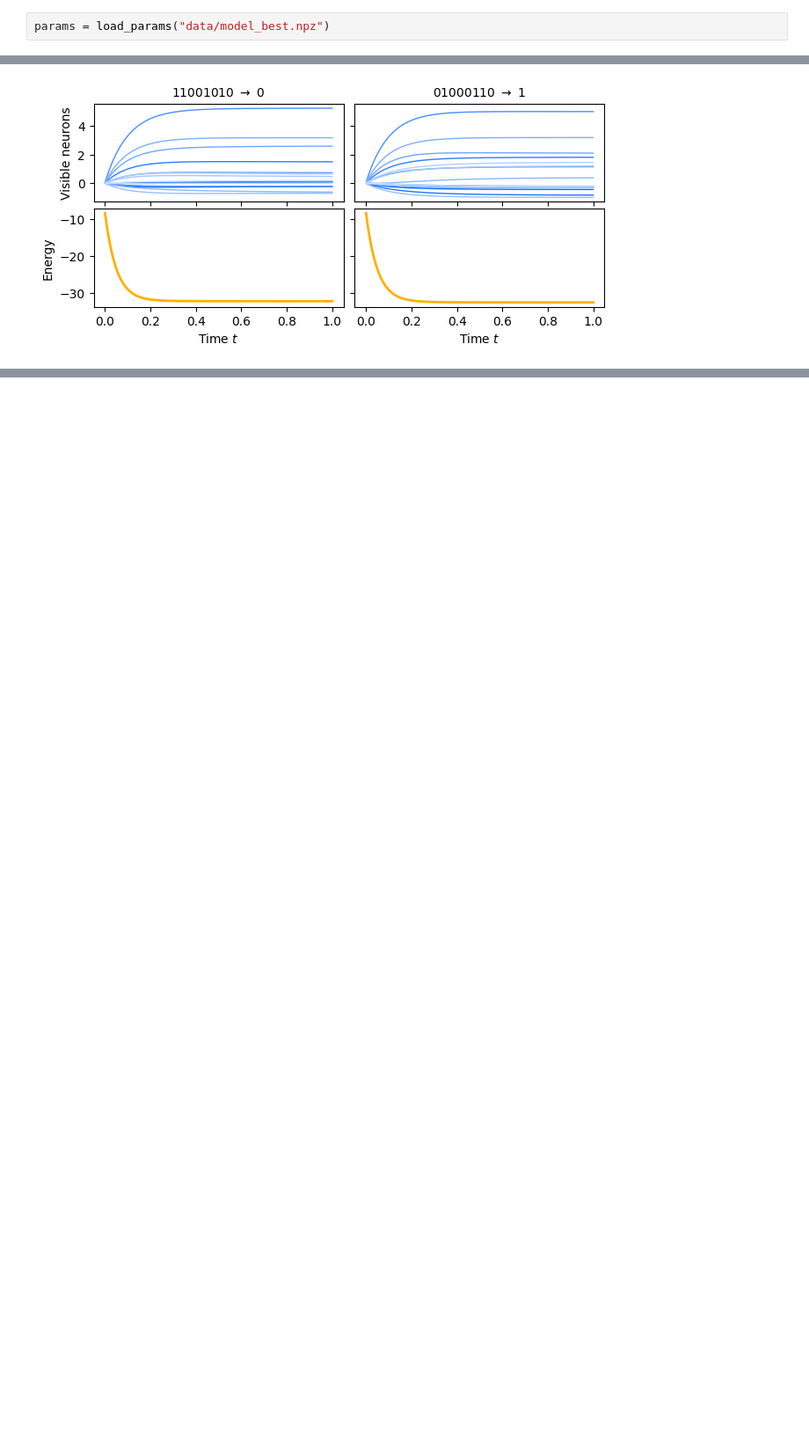
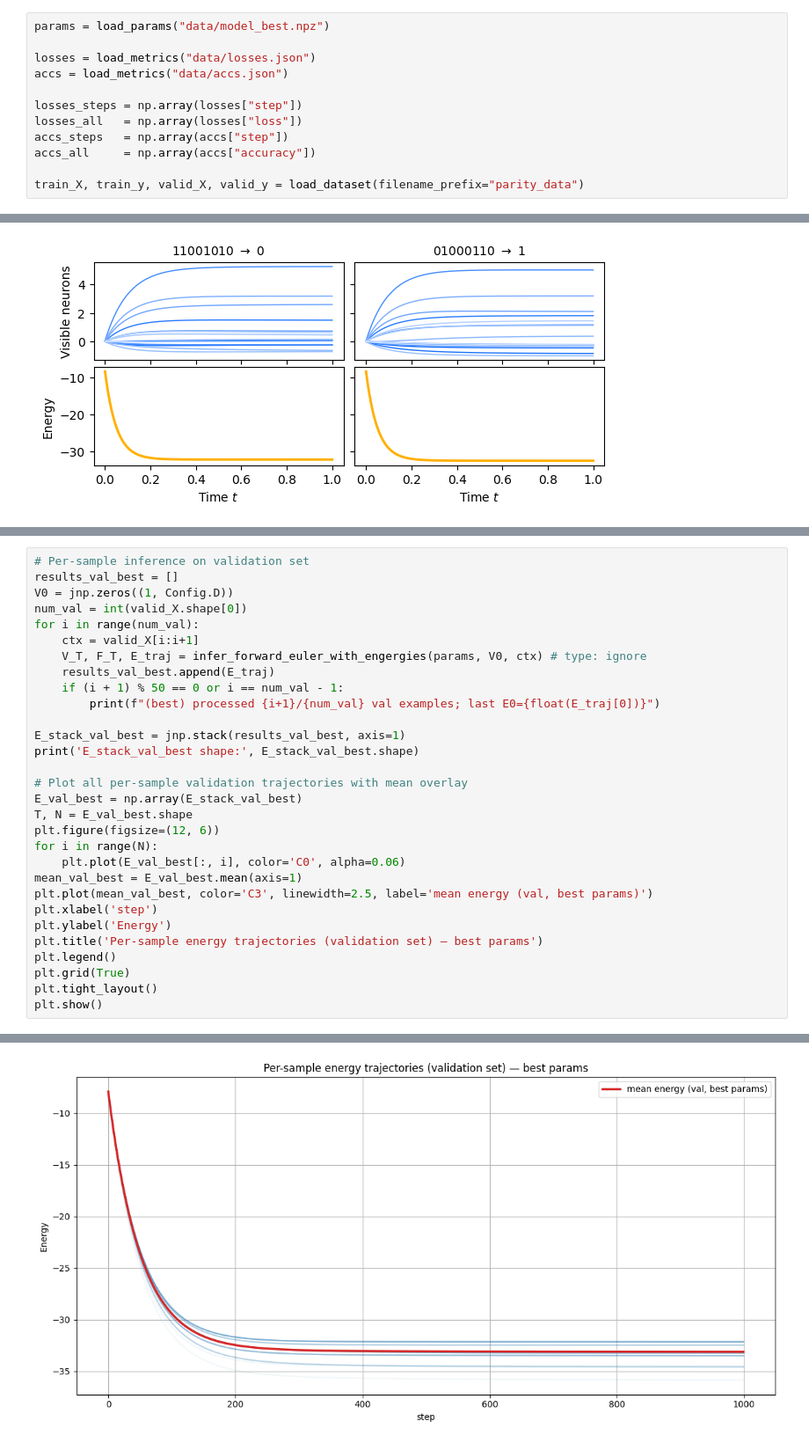
Before and after one commit to mbacvanski/analog-denseam, a Jupyter notebook: make_plots.ipynb, the cells around one changed output, grey strips where cells are left out. Shown at 88% size. Cells and saved outputs as stored; diff of their text form; blank space fills up the shorter version.

Commit message:
consolidate plots into one notebook

```diff
--- a/make_plots.ipynb
+++ b/make_plots.ipynb
@@ -11,3 +16,13 @@ from utils import load_params
 # %%
 params = load_params("data/model_best.npz")
+
+losses = load_metrics("data/losses.json")
+accs = load_metrics("data/accs.json")
+
+losses_steps = np.array(losses["step"])
+losses_all   = np.array(losses["loss"])
+accs_steps   = np.array(accs["step"])
+accs_all     = np.array(accs["accuracy"])
+
+train_X, train_y, valid_X, valid_y = load_dataset(filename_prefix="parity_data")
 # %% [output]
@@ -333,0 +427,31 @@ plt.show()
+# %%
+# Per-sample inference on validation set
+results_val_best = []
+V0 = jnp.zeros((1, Config.D))
+num_val = int(valid_X.shape[0])
+for i in range(num_val):
+    ctx = valid_X[i:i+1]
+    V_T, F_T, E_traj = infer_forward_euler_with_engergies(params, V0, ctx) # type: ignore
+    results_val_best.append(E_traj)
+    if (i + 1) % 50 == 0 or i == num_val - 1:
+        print(f"(best) processed {i+1}/{num_val} val examples; last E0={float(E_traj[0])}")
+
+E_stack_val_best = jnp.stack(results_val_best, axis=1)
+print('E_stack_val_best shape:', E_stack_val_best.shape)
+
+# Plot all per-sample validation trajectories with mean overlay
+E_val_best = np.array(E_stack_val_best)
+T, N = E_val_best.shape
+plt.figure(figsize=(12, 6))
+for i in range(N):
+    plt.plot(E_val_best[:, i], color='C0', alpha=0.06)
+mean_val_best = E_val_best.mean(axis=1)
+plt.plot(mean_val_best, color='C3', linewidth=2.5, label='mean energy (val, best params)')
+plt.xlabel('step')
+plt.ylabel('Energy')
+plt.title('Per-sample energy trajectories (validation set) — best params')
+plt.legend()
+plt.grid(True)
+plt.tight_layout()
+plt.show()
+# %% [output]
@@ -333,0 +461 @@ plt.show()
+[figure, added]
```
Also changed, not shown: parts of 8 cells of this notebook, 1 other file.
